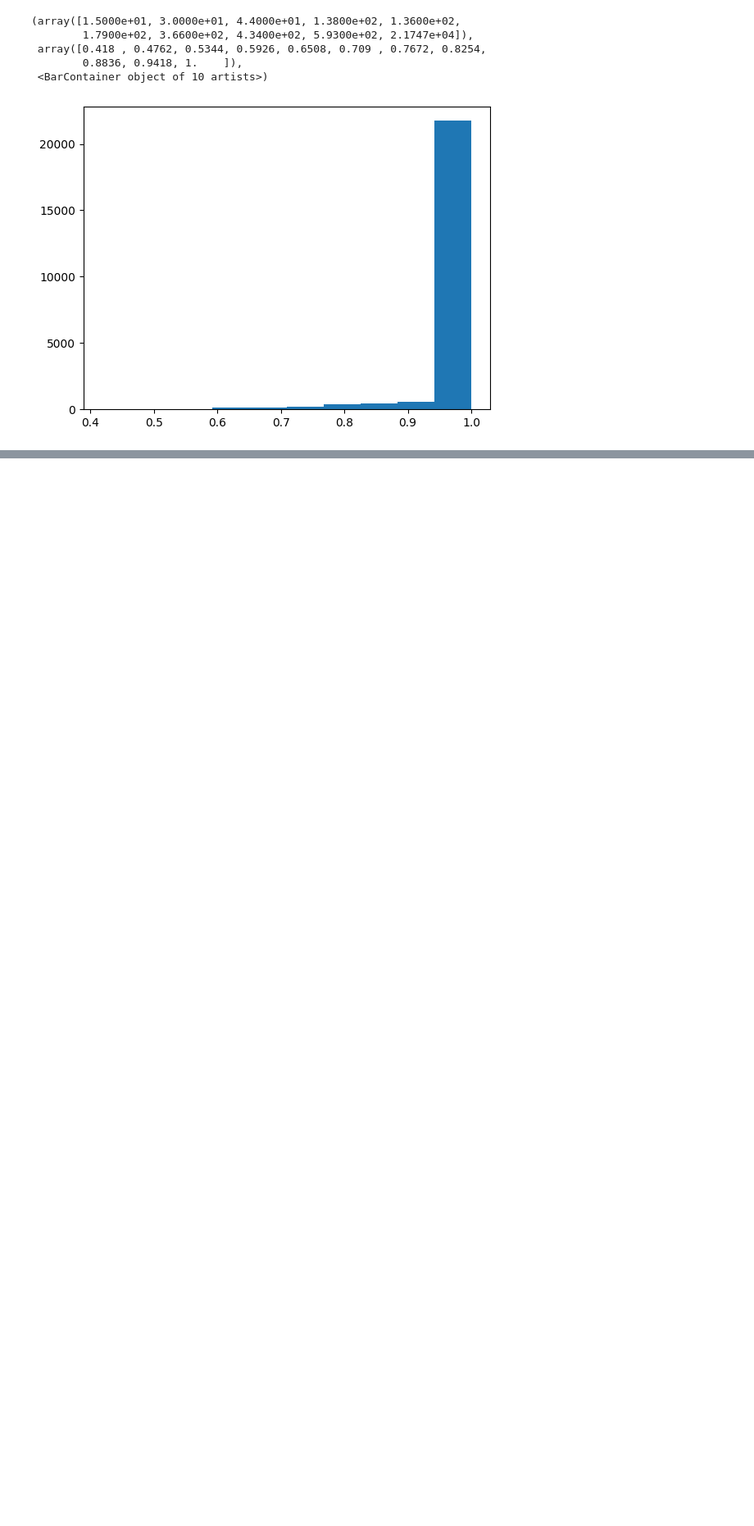
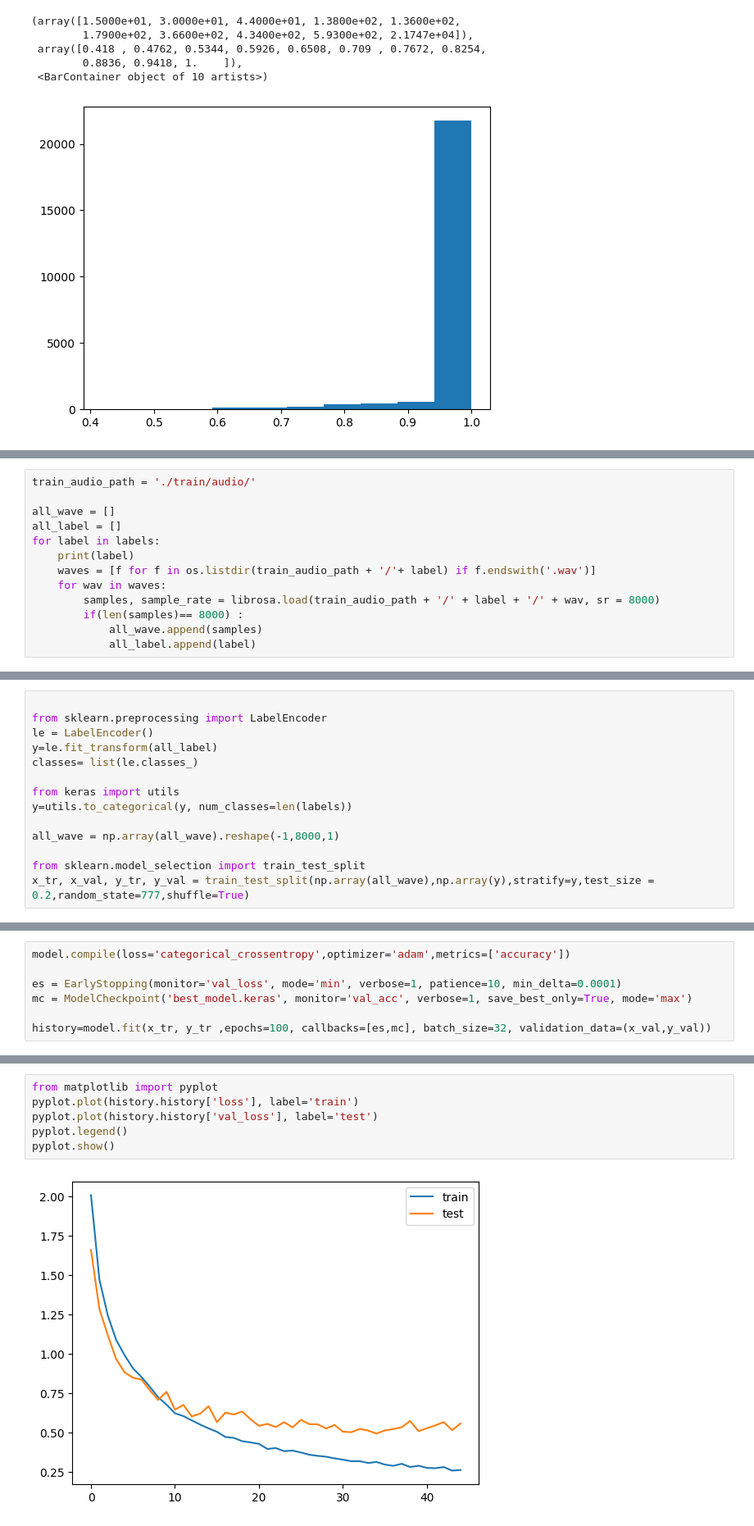
Before and after one commit to bhojanha17/SpeechToText, a Jupyter notebook: analytics.ipynb, the cells around one changed output, grey strips where cells are left out. Shown at 82% size. Cells and saved outputs as stored; diff of their text form; blank space fills up the shorter version.

```diff
--- a/analytics.ipynb
+++ b/analytics.ipynb
@@ -102,0 +67,13 @@ array([[1, 2, 3, 4, 5, 6, 7, 8]])
+# %%
+train_audio_path = './train/audio/'
+
+all_wave = []
+all_label = []
+for label in labels:
+    print(label)
+    waves = [f for f in os.listdir(train_audio_path + '/'+ label) if f.endswith('.wav')]
+    for wav in waves:
+        samples, sample_rate = librosa.load(train_audio_path + '/' + label + '/' + wav, sr = 8000)
+        if(len(samples)== 8000) :
+            all_wave.append(samples)
+            all_label.append(label)
@@ -102,0 +91,14 @@ array([[1, 2, 3, 4, 5, 6, 7, 8]])
+# %%
+
+from sklearn.preprocessing import LabelEncoder
+le = LabelEncoder()
+y=le.fit_transform(all_label)
+classes= list(le.classes_)
+
+from keras import utils
+y=utils.to_categorical(y, num_classes=len(labels))
+
+all_wave = np.array(all_wave).reshape(-1,8000,1)
+
+from sklearn.model_selection import train_test_split
+x_tr, x_val, y_tr, y_val = train_test_split(np.array(all_wave),np.array(y),stratify=y,test_size = 0.2,random_state=777,shuffle=True)
@@ -102,0 +174,7 @@ array([[1, 2, 3, 4, 5, 6, 7, 8]])
+# %%
+model.compile(loss='categorical_crossentropy',optimizer='adam',metrics=['accuracy'])
+
+es = EarlyStopping(monitor='val_loss', mode='min', verbose=1, patience=10, min_delta=0.0001)
+mc = ModelCheckpoint('best_model.keras', monitor='val_acc', verbose=1, save_best_only=True, mode='max')
+
+history=model.fit(x_tr, y_tr ,epochs=100, callbacks=[es,mc], batch_size=32, validation_data=(x_val,y_val))
@@ -102,0 +203,8 @@ array([[1, 2, 3, 4, 5, 6, 7, 8]])
+# %%
+from matplotlib import pyplot
+pyplot.plot(history.history['loss'], label='train')
+pyplot.plot(history.history['val_loss'], label='test')
+pyplot.legend()
+pyplot.show()
+# %% [output]
+[figure, added]
```
Also changed, not shown: parts of 8 cells of this notebook.
